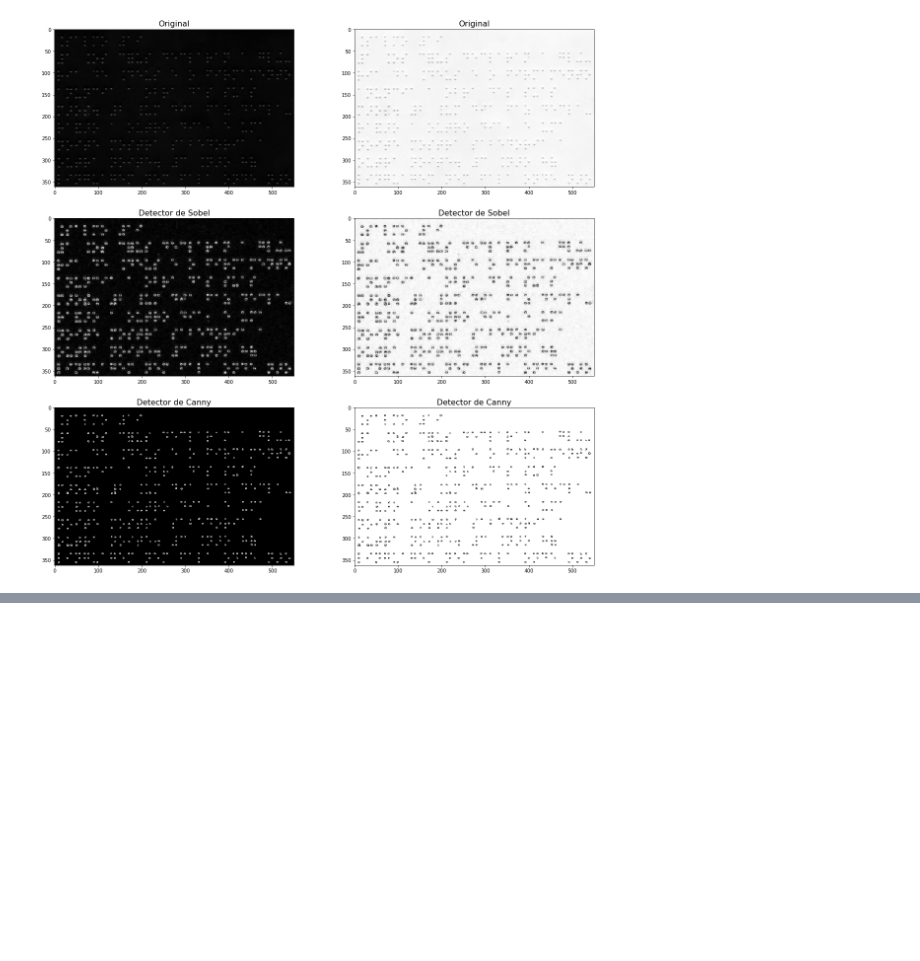
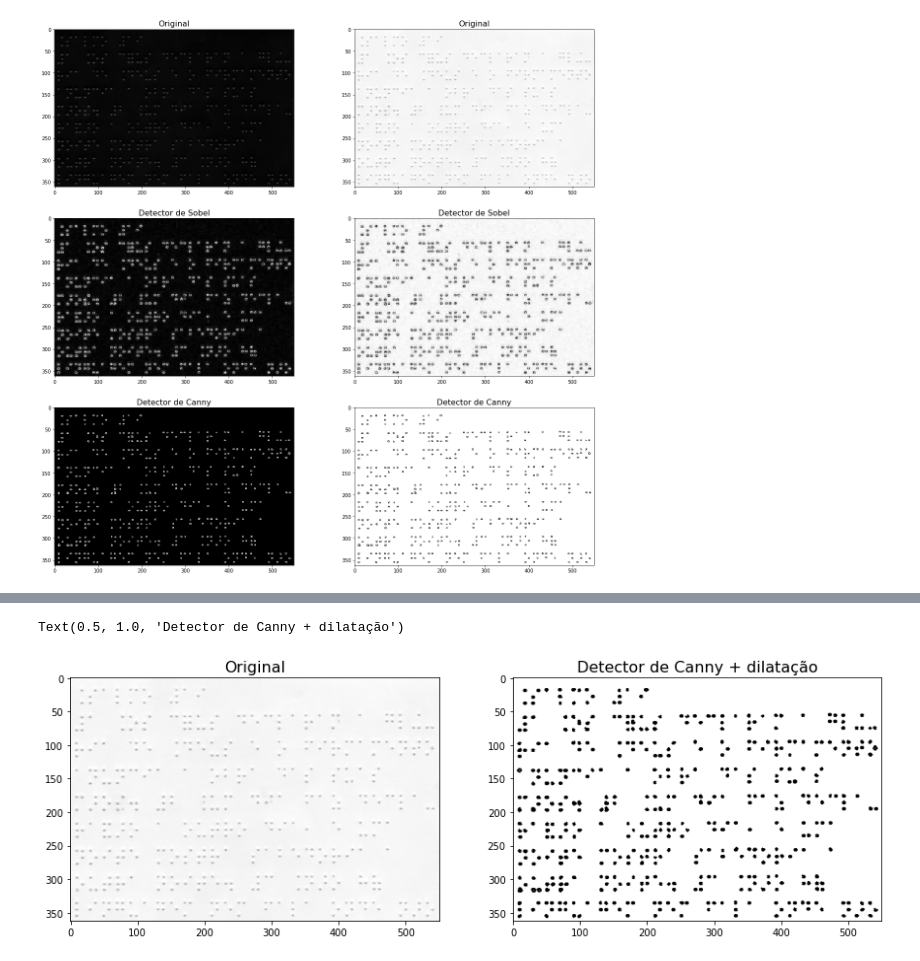
Before and after one commit to code-coffee-ufcg/braillingo-backend, a Jupyter notebook: pre-processamento/Pre-processamento.ipynb, the cells around one changed output, grey strips where cells are left out. Cells and saved outputs as stored; diff of their text form; code cells hidden in the pictures; blank space fills up the shorter version.

```diff
--- a/pre-processamento/Pre-processamento.ipynb
+++ b/pre-processamento/Pre-processamento.ipynb
@@ -256,0 +247,13 @@ def noise_img(img_in, media , var):
+# %%
+fig, axs = plt.subplots(nrows = 1, ncols = 2, figsize=(15, 15))
+
+# Imagem Original
+axs[0].imshow(img_in, cmap="gray")
+axs[0].set_title("Original", fontsize = 16)
+
+# Filtragem
+axs[1].imshow(preprocessada_canny, vmin = 0, vmax = 255, cmap="gray")
+axs[1].set_title("Detector de Canny + dilatação", fontsize = 16)
+# %% [output]
+Text(0.5, 1.0, 'Detector de Canny + dilatação')
+[figure, added]
```
Also changed, not shown: parts of 6 cells of this notebook.
